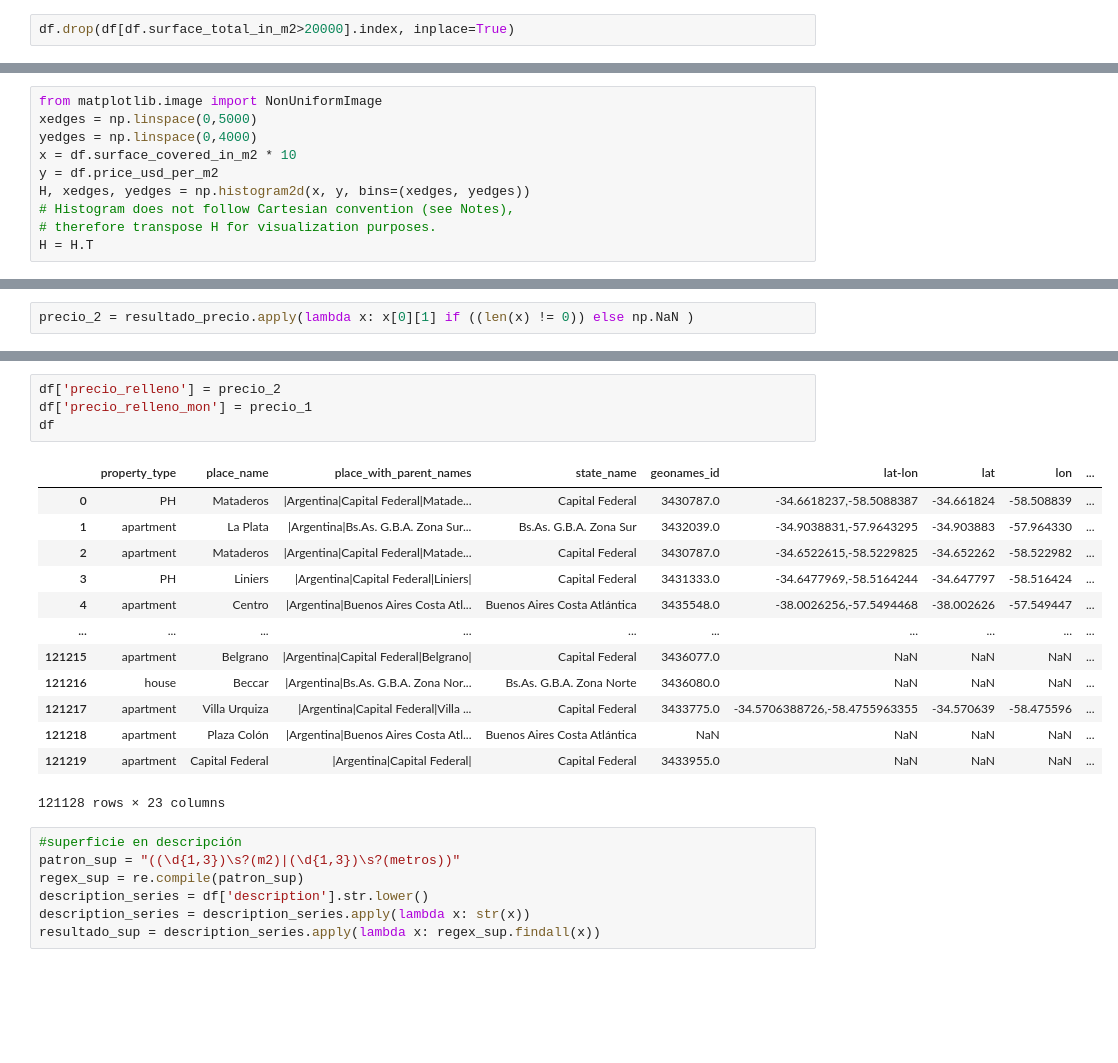
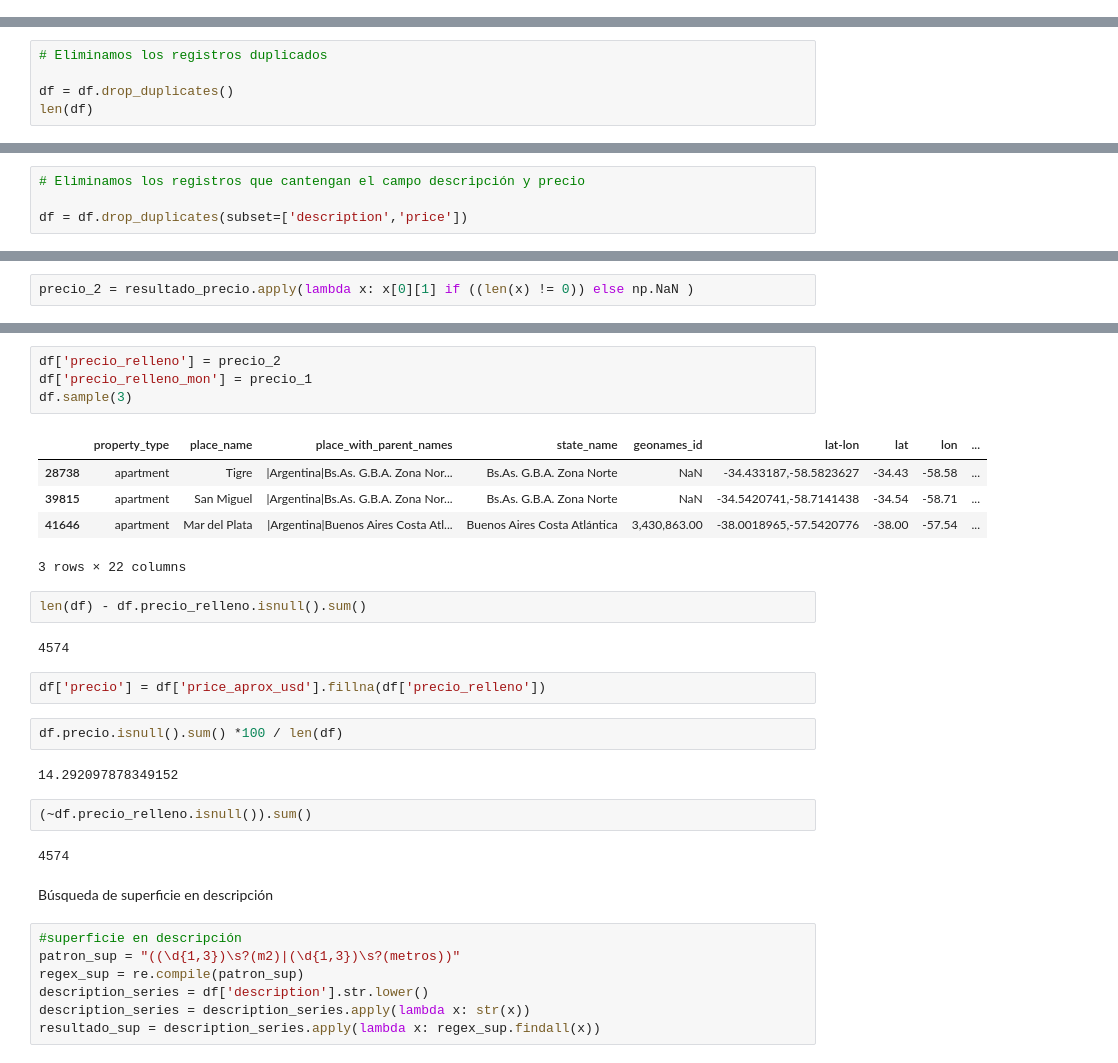
Before and after one commit to soledadh/limpieza_dataset_inmobiliario, a Jupyter notebook: Limpieza_v2.ipynb, the cells around one changed output, grey strips where cells are left out. Saved outputs shown, nothing was run; the diff lists cells and outputs as text; blank space fills up the shorter version.

```diff
--- a/Limpieza_v2.ipynb
+++ b/Limpieza_v2.ipynb
@@ -322,2 +49,0 @@ df[df.surface_covered_in_m2>20000]
-# %%
-df.drop(df[df.surface_total_in_m2>20000].index, inplace=True)
@@ -337,10 +49,0 @@ geo.plot(ax=ax, color='red', alpha= 0.5)
-# %%
-from matplotlib.image import NonUniformImage
-xedges = np.linspace(0,5000)
-yedges = np.linspace(0,4000)
-x = df.surface_covered_in_m2 * 10
-y = df.price_usd_per_m2
-H, xedges, yedges = np.histogram2d(x, y, bins=(xedges, yedges))
-# Histogram does not follow Cartesian convention (see Notes),
-# therefore transpose H for visualization purposes.
-H = H.T
@@ -370,0 +143,5 @@ sns.pairplot(df,vars=['price_aprox_usd', 'surface_total_in_m2',
+# %%
+# Eliminamos los registros duplicados
+
+df = df.drop_duplicates()
+len(df)
@@ -370,0 +150,4 @@ sns.pairplot(df,vars=['price_aprox_usd', 'surface_total_in_m2',
+# %%
+# Eliminamos los registros que cantengan el campo descripción y precio
+
+df = df.drop_duplicates(subset=['description','price'])
@@ -532,21 +333,29 @@ precio_1.iloc[16522]
 # %%
 df['precio_relleno'] = precio_2
 df['precio_relleno_mon'] = precio_1
-df
+df.sample(3)
 # %% [output]
 |  | property_type | place_name | place_with_parent_names | state_name | geonames_id | lat-lon | lat | lon | ... |
-| 0 | PH | Mataderos | |Argentina|Capital Federal|Matade... | Capital Federal | 3430787.0 | -34.6618237,-58.5088387 | -34.661824 | -58.508839 | ... |
-| 1 | apartment | La Plata | |Argentina|Bs.As. G.B.A. Zona Sur... | Bs.As. G.B.A. Zona Sur | 3432039.0 | -34.9038831,-57.9643295 | -34.903883 | -57.964330 | ... |
-| 2 | apartment | Mataderos | |Argentina|Capital Federal|Matade... | Capital Federal | 3430787.0 | -34.6522615,-58.5229825 | -34.652262 | -58.522982 | ... |
-| 3 | PH | Liniers | |Argentina|Capital Federal|Liniers| | Capital Federal | 3431333.0 | -34.6477969,-58.5164244 | -34.647797 | -58.516424 | ... |
-| 4 | apartment | Centro | |Argentina|Buenos Aires Costa Atl... | Buenos Aires Costa Atlántica | 3435548.0 | -38.0026256,-57.5494468 | -38.002626 | -57.549447 | ... |
-| ... | ... | ... | ... | ... | ... | ... | ... | ... | ... |
-| 121215 | apartment | Belgrano | |Argentina|Capital Federal|Belgrano| | Capital Federal | 3436077.0 | NaN | NaN | NaN | ... |
-| 121216 | house | Beccar | |Argentina|Bs.As. G.B.A. Zona Nor... | Bs.As. G.B.A. Zona Norte | 3436080.0 | NaN | NaN | NaN | ... |
-| 121217 | apartment | Villa Urquiza | |Argentina|Capital Federal|Villa ... | Capital Federal | 3433775.0 | -34.5706388726,-58.4755963355 | -34.570639 | -58.475596 | ... |
-| 121218 | apartment | Plaza Colón | |Argentina|Buenos Aires Costa Atl... | Buenos Aires Costa Atlántica | NaN | NaN | NaN | NaN | ... |
-| 121219 | apartment | Capital Federal | |Argentina|Capital Federal| | Capital Federal | 3433955.0 | NaN | NaN | NaN | ... |
+| 28738 | apartment | Tigre | |Argentina|Bs.As. G.B.A. Zona Nor... | Bs.As. G.B.A. Zona Norte | NaN | -34.433187,-58.5823627 | -34.43 | -58.58 | ... |
+| 39815 | apartment | San Miguel | |Argentina|Bs.As. G.B.A. Zona Nor... | Bs.As. G.B.A. Zona Norte | NaN | -34.5420741,-58.7141438 | -34.54 | -58.71 | ... |
+| 41646 | apartment | Mar del Plata | |Argentina|Buenos Aires Costa Atl... | Buenos Aires Costa Atlántica | 3,430,863.00 | -38.0018965,-57.5420776 | -38.00 | -57.54 | ... |
-121128 rows × 23 columns
+3 rows × 22 columns
+# %%
+len(df) - df.precio_relleno.isnull().sum()
+# %% [output]
+4574
+# %%
+df['precio'] = df['price_aprox_usd'].fillna(df['precio_relleno'])
+# %%
+df.precio.isnull().sum() *100 / len(df)
+# %% [output]
+14.292097878349152
+# %%
+(~df.precio_relleno.isnull()).sum()
+# %% [output]
+4574
+# %% [markdown]
+Búsqueda de superficie en descripción
 # %%
 #superficie en descripción
 patron_sup = "((\d{1,3})\s?(m2)|(\d{1,3})\s?(metros))"
```
Also changed, not shown: parts of 226 cells of this notebook.
